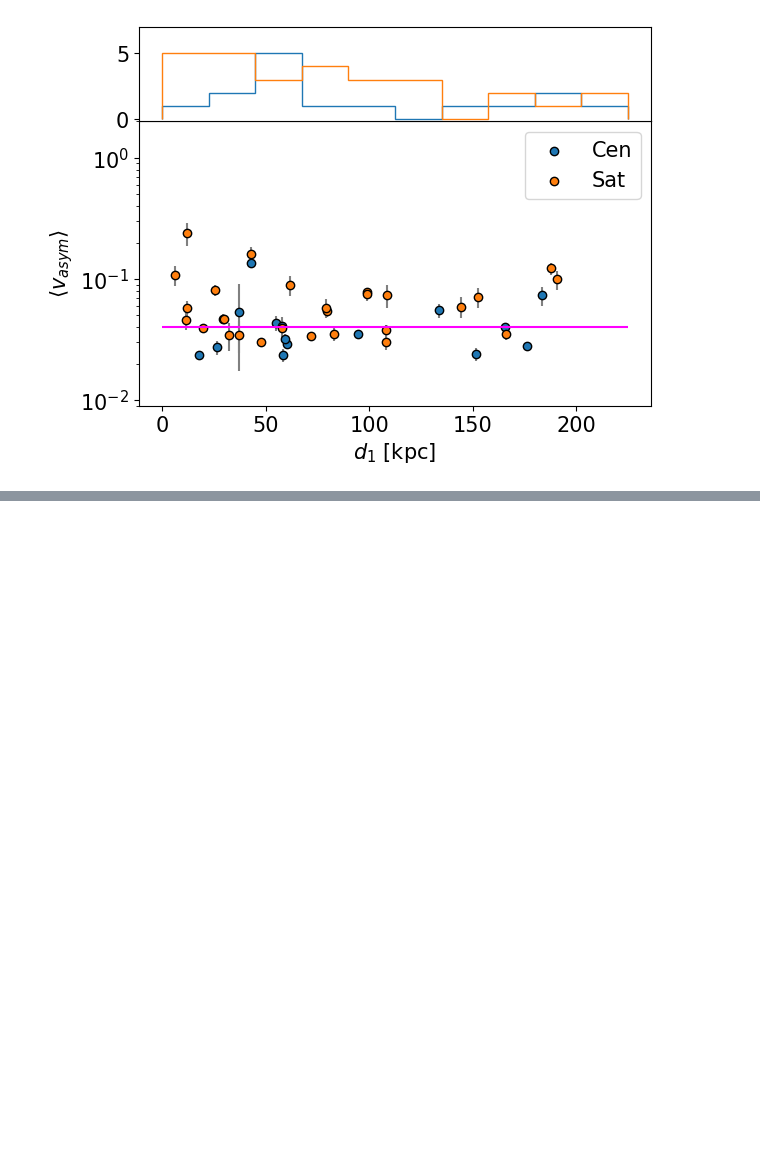
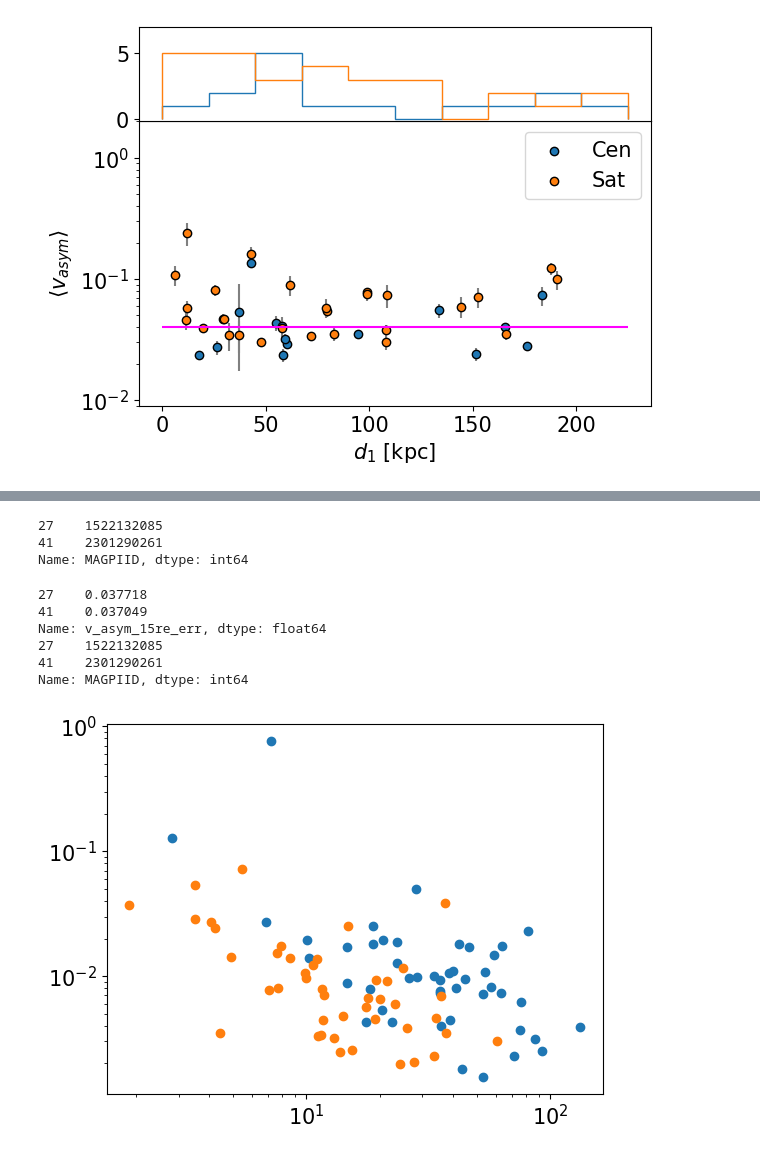
Before and after one commit to r-bagge/MAGPI_kinematics, a Jupyter notebook: plots.ipynb, the cells around one changed output, grey strips where cells are left out. Cells and saved outputs as stored; diff of their text form; code cells hidden in the pictures; blank space fills up the shorter version.

```diff
--- a/plots.ipynb
+++ b/plots.ipynb
@@ -353,0 +434,24 @@ plt.savefig("/Users/ryanbagge/Library/CloudStorage/OneDrive-UNSW/MAGPI_Plots/plo
+# %%
+print(sample[sample['v_asym_05re_err']>0.1]['MAGPIID'])
+# %% [output]
+27    1522132085
+41    2301290261
+Name: MAGPIID, dtype: int64
+# %%
+print(sample[sample['v_asym_05re_err']>0.1]["v_asym_15re_err"])
+print(sample[sample['v_asym_05re_err']>0.1]["MAGPIID"])
+# %% [output]
+27    0.037718
+41    0.037049
+Name: v_asym_15re_err, dtype: float64
+27    1522132085
+41    2301290261
+Name: MAGPIID, dtype: int64
+# %%
+fig,ax = plt.subplots()
+ax.scatter(sample['SNR_05re'],sample['v_asym_05re_err'],ec="k")
+ax.scatter(sample['SNR_15re'],sample['v_asym_15re_err'],ec="k")
+ax.set_xscale("log")
+ax.set_yscale("log")
+# %% [output]
+[figure, added]
```
Also changed, not shown: parts of 8 cells of this notebook.
